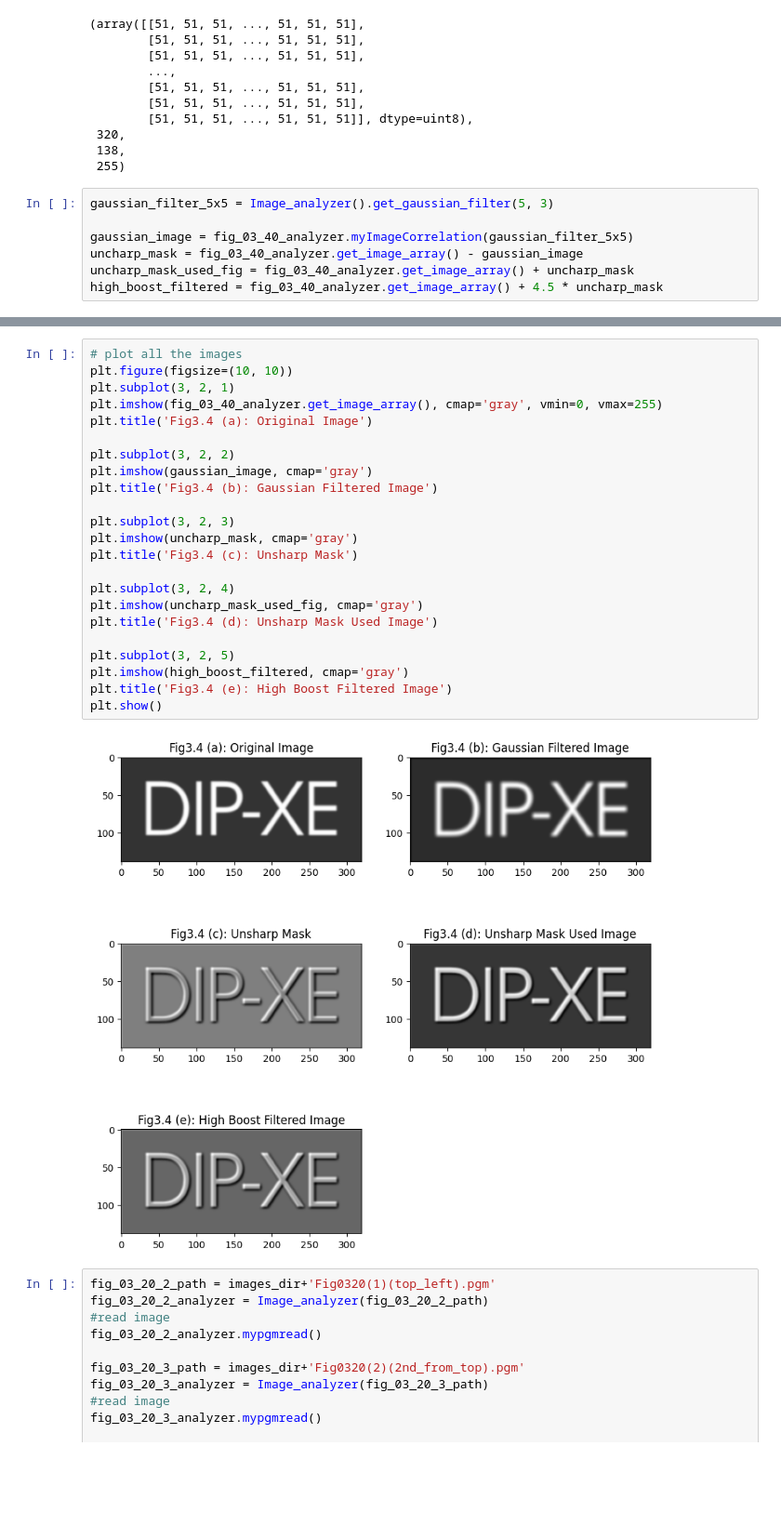
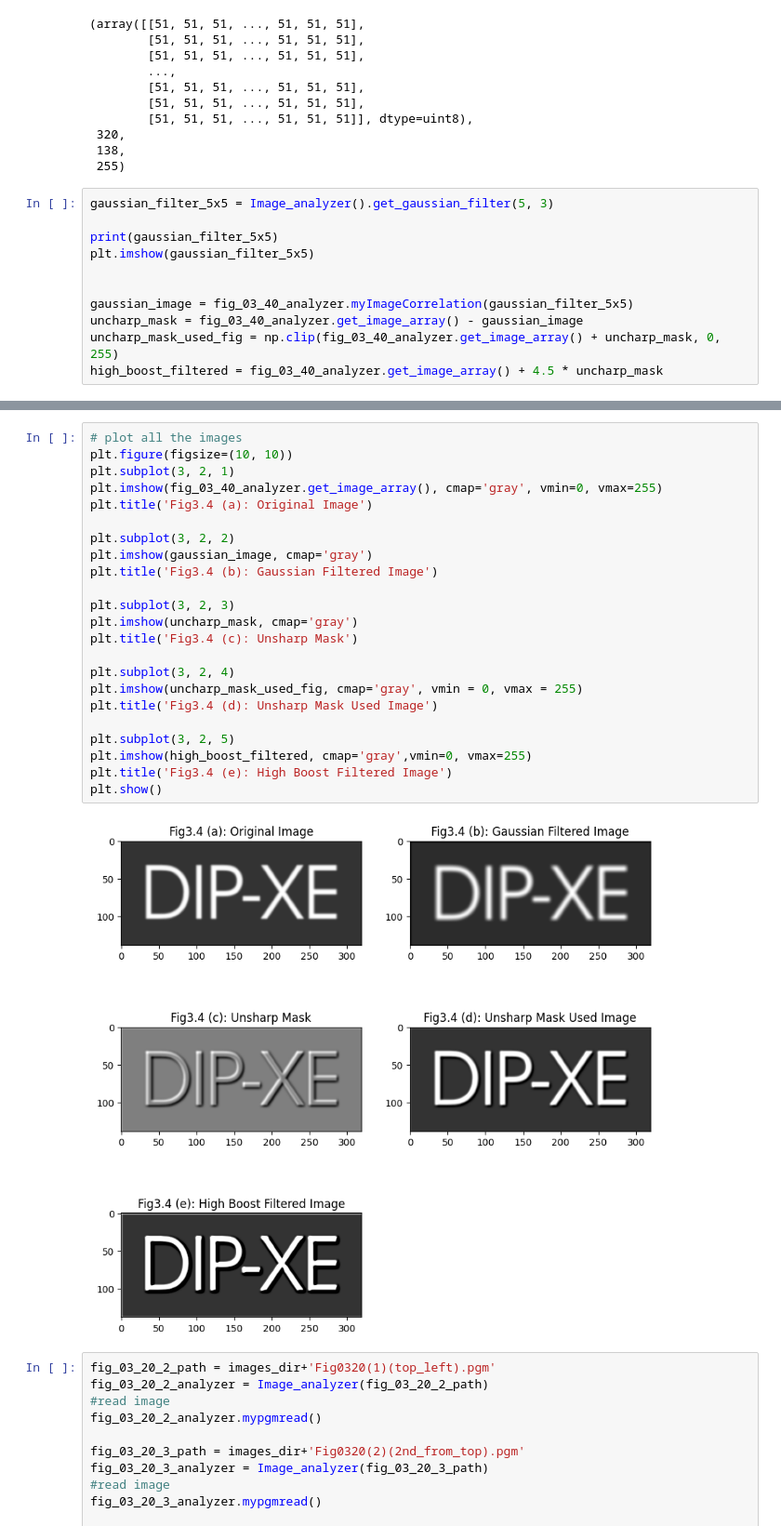
Before and after one commit to fouad1233/image_processing_tutorials, a Jupyter notebook: 003_pgn_shapening_and_histogram/main.ipynb, the cells around one changed output, grey strips where cells are left out. Shown at 93% size. Saved outputs shown, nothing was run; the diff lists cells and outputs as text; blank space fills up the shorter version.

```diff
--- a/003_pgn_shapening_and_histogram/main.ipynb
+++ b/003_pgn_shapening_and_histogram/main.ipynb
@@ -150,7 +83,11 @@ Reading image from: /Users/fuad/Documents/coding/image_processing_tutorials/003_
 # %%
 gaussian_filter_5x5 = Image_analyzer().get_gaussian_filter(5, 3)
 
+print(gaussian_filter_5x5)
+plt.imshow(gaussian_filter_5x5)
+
+
 gaussian_image = fig_03_40_analyzer.myImageCorrelation(gaussian_filter_5x5)
 uncharp_mask = fig_03_40_analyzer.get_image_array() - gaussian_image
-uncharp_mask_used_fig = fig_03_40_analyzer.get_image_array() + uncharp_mask
+uncharp_mask_used_fig = np.clip(fig_03_40_analyzer.get_image_array() + uncharp_mask, 0, 255)
 high_boost_filtered = fig_03_40_analyzer.get_image_array() + 4.5 * uncharp_mask
@@ -157,28 +101,28 @@ high_boost_filtered = fig_03_40_analyzer.get_image_array() + 4.5 * uncharp_mask
 # %%
 # plot all the images
 plt.figure(figsize=(10, 10))
 plt.subplot(3, 2, 1)
 plt.imshow(fig_03_40_analyzer.get_image_array(), cmap='gray', vmin=0, vmax=255)
 plt.title('Fig3.4 (a): Original Image')
 
 plt.subplot(3, 2, 2)
 plt.imshow(gaussian_image, cmap='gray')
 plt.title('Fig3.4 (b): Gaussian Filtered Image')
 
 plt.subplot(3, 2, 3)
 plt.imshow(uncharp_mask, cmap='gray')
 plt.title('Fig3.4 (c): Unsharp Mask')
 
 plt.subplot(3, 2, 4)
-plt.imshow(uncharp_mask_used_fig, cmap='gray')
+plt.imshow(uncharp_mask_used_fig, cmap='gray', vmin = 0, vmax = 255)
 plt.title('Fig3.4 (d): Unsharp Mask Used Image')
 
 plt.subplot(3, 2, 5)
-plt.imshow(high_boost_filtered, cmap='gray')
+plt.imshow(high_boost_filtered, cmap='gray',vmin=0, vmax=255)
 plt.title('Fig3.4 (e): High Boost Filtered Image')
 plt.show()
 # %% [output]
-[figure, old version]
+[figure, new version]
 # %%
 fig_03_20_2_path = images_dir+'Fig0320(1)(top_left).pgm'
 fig_03_20_2_analyzer = Image_analyzer(fig_03_20_2_path)
```
Also changed, not shown: parts of 7 cells of this notebook.
